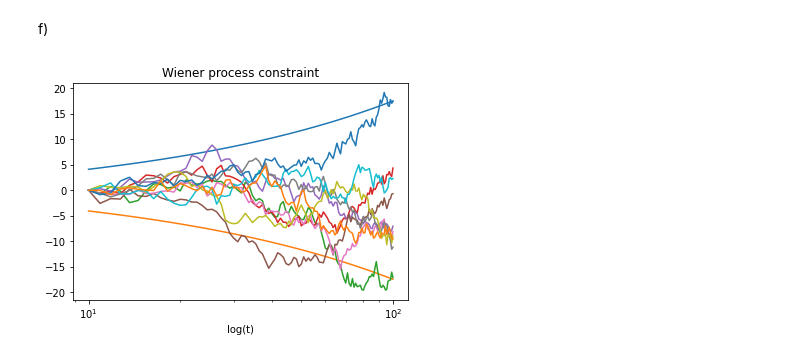
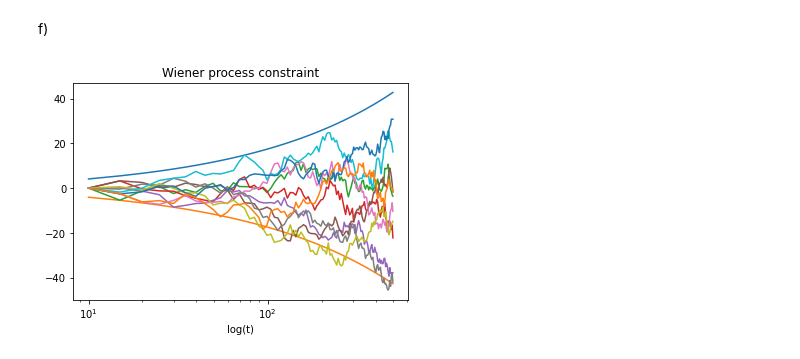
Before and after one commit to gekas145/MF, a Jupyter notebook: lab2.ipynb, the cells around one changed output. Drawn from its saved outputs; the diff is of its cells as text; code cells hidden in the pictures.

```diff
--- a/lab2.ipynb
+++ b/lab2.ipynb
@@ -33,7 +34,9 @@ def generate_wiener1(n, end, start=0):
         y[i] = y[i-1] + np.sqrt(t[i] - t[i-1]) * normal(0, 1)
     return t, np.array(y)
 # %%
-t, y = generate_wiener1(100, 10)
+start_time = time.time()
+t, y = generate_wiener1(1000, 100)
+print(time.time() - start_time)
 plt.plot(t, y)
 plt.title('Wiener process method 1')
 plt.show()
@@ -174,15 +186,15 @@ def border(n, T):
     t = np.linspace(10, T, n)
     return t, np.sqrt(2 * t * np.log(np.log(t)))
 # %%
-t, y = border(100, 100)
+t, y = border(100, 500)
 plt.plot(t, y)
 plt.plot(t, -y)
 for i in range(10):
-    x, w = generate_wiener1(100, 100, start=10)
+    x, w = generate_wiener1(100, 500, start=10)
     plt.plot(x, w)
 plt.xscale('log')
 plt.xlabel('log(t)')
 plt.title('Wiener process constraint')
 plt.show()
 # %% [output]
-[figure, old version]
+[figure, new version]
```
Also changed, not shown: parts of 5 cells of this notebook.
